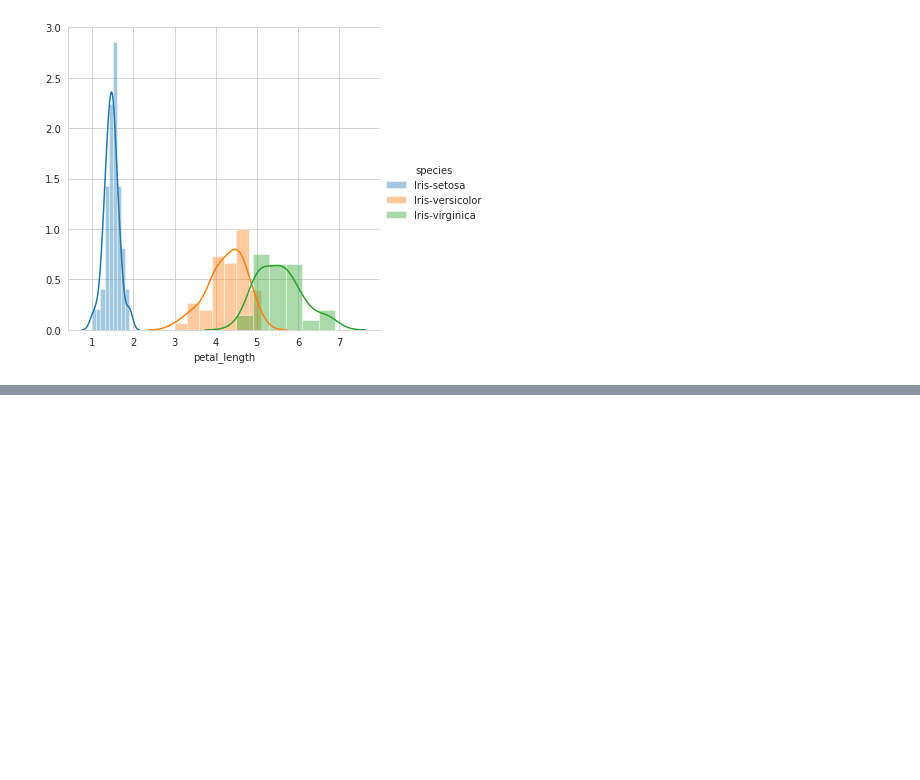
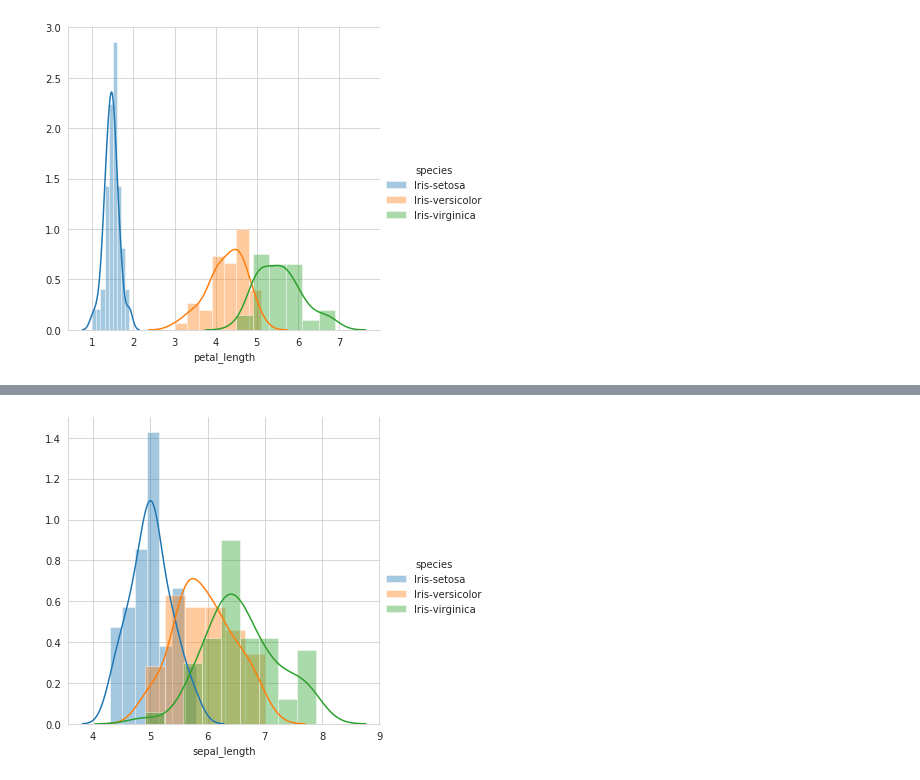
Before and after one commit to ashishsth7586/arduino, a Jupyter notebook: Module 2: Data Science Exploratory Data Analysis and Visualization/01_Plotting for EDA/Plotting for EDA.ipynb, the cells around one changed output, grey strips where cells are left out. Cells and saved outputs as stored; diff of their text form; code cells hidden in the pictures; blank space fills up the shorter version.

```diff
--- a/Module 2: Data Science Exploratory Data Analysis and Visualization/01_Plotting for EDA/Plotting for EDA.ipynb
+++ b/Module 2: Data Science Exploratory Data Analysis and Visualization/01_Plotting for EDA/Plotting for EDA.ipynb
@@ -156,0 +168,11 @@ plt.show()
+# %%
+sns.FacetGrid(
+    iris,
+    hue="species",
+    size=5
+).map(
+    sns.distplot, "sepal_length"
+).add_legend()
+plt.show()
+# %% [output]
+[figure, added]
```
Also changed, not shown: parts of 6 cells of this notebook.
